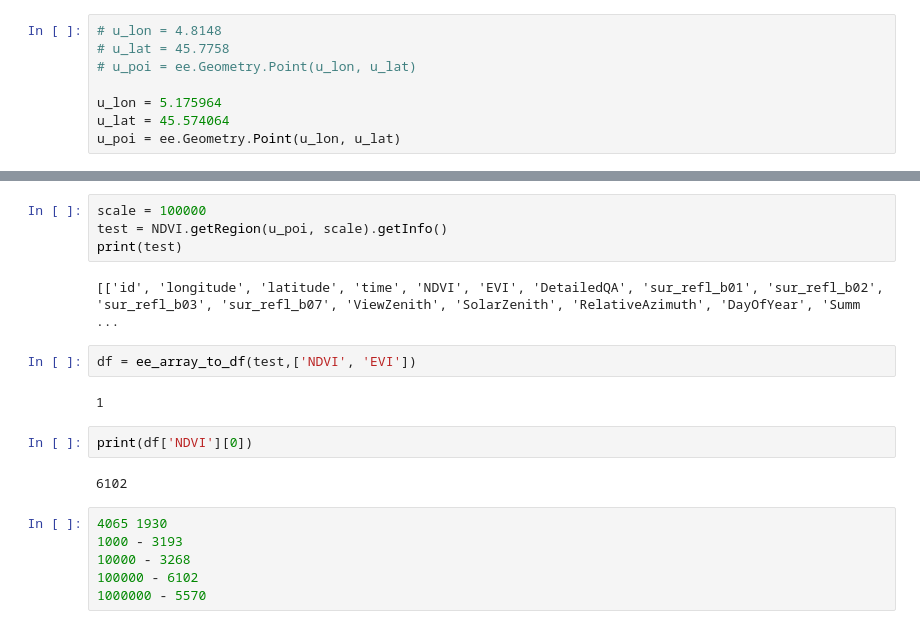
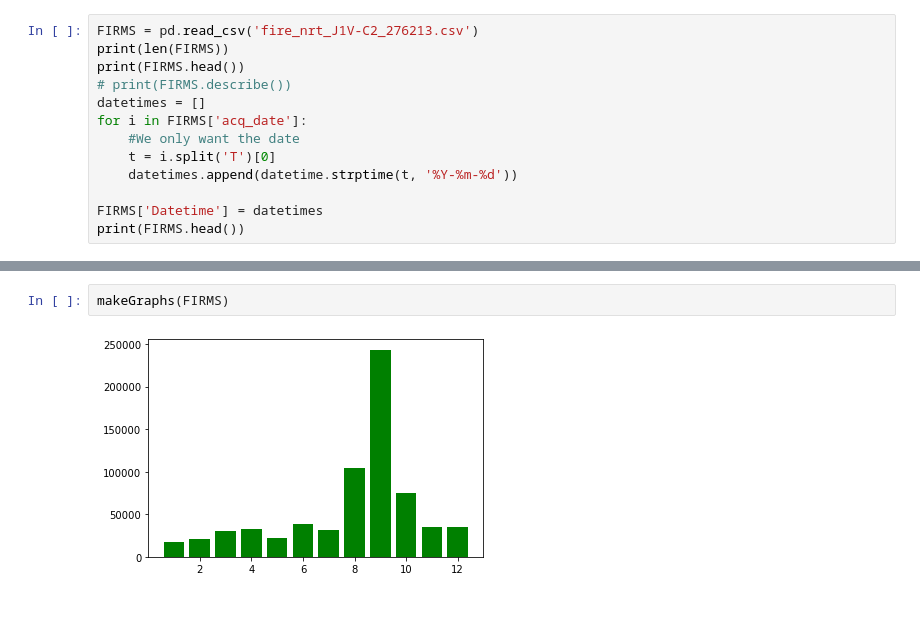
Before and after one commit to timothygao8710/Feature-Analysis-On-Californian-Wildfires, a Jupyter notebook: Other Datasets Analysis.ipynb, the cells around one changed output, grey strips where cells are left out. Saved outputs shown, nothing was run; the diff lists cells and outputs as text.

```diff
--- a/Other Datasets Analysis.ipynb
+++ b/Other Datasets Analysis.ipynb
@@ -68,8 +165,13 @@ NDVI = ee.ImageCollection('MODIS/006/MOD13A1').filter(ee.Filter.date(i_date, f_d
 # %%
-# u_lon = 4.8148
-# u_lat = 45.7758
-# u_poi = ee.Geometry.Point(u_lon, u_lat)
+FIRMS = pd.read_csv('fire_nrt_J1V-C2_276213.csv')
+print(len(FIRMS))
+print(FIRMS.head())
+# print(FIRMS.describe())
+datetimes = []
+for i in FIRMS['acq_date']:
+    #We only want the date
+    t = i.split('T')[0]
+    datetimes.append(datetime.strptime(t, '%Y-%m-%d'))
 
-u_lon = 5.175964
-u_lat = 45.574064
-u_poi = ee.Geometry.Point(u_lon, u_lat)
+FIRMS['Datetime'] = datetimes
+print(FIRMS.head())
@@ -76,20 +196,4 @@ u_poi = ee.Geometry.Point(u_lon, u_lat)
 # %%
-scale = 100000
-test = NDVI.getRegion(u_poi, scale).getInfo()
-print(test)
+makeGraphs(FIRMS)
 # %% [output]
-[['id', 'longitude', 'latitude', 'time', 'NDVI', 'EVI', 'DetailedQA', 'sur_refl_b01', 'sur_refl_b02', 'sur_refl_b03', 'sur_refl_b07', 'ViewZenith', 'SolarZenith', 'RelativeAzimuth', 'DayOfYear', 'Summ ...
+[figure, added]
-# %%
-df = ee_array_to_df(test,['NDVI', 'EVI'])
-# %% [output]
-1
-# %%
-print(df['NDVI'][0])
-# %% [output]
-6102
-# %%
-4065 1930
-1000 - 3193
-10000 - 3268
-100000 - 6102
-1000000 - 5570
```
Also changed, not shown: parts of 13 cells of this notebook, 40 other files.
